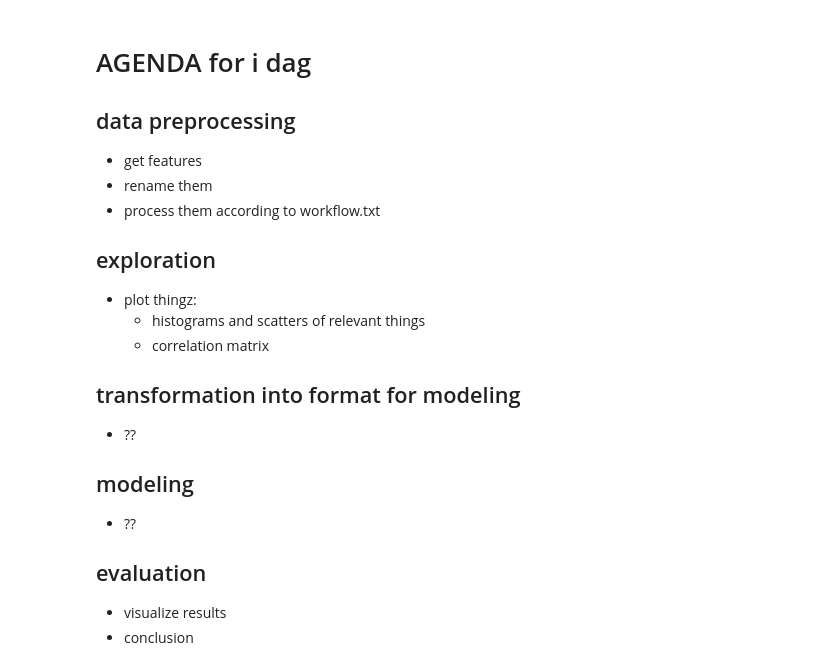
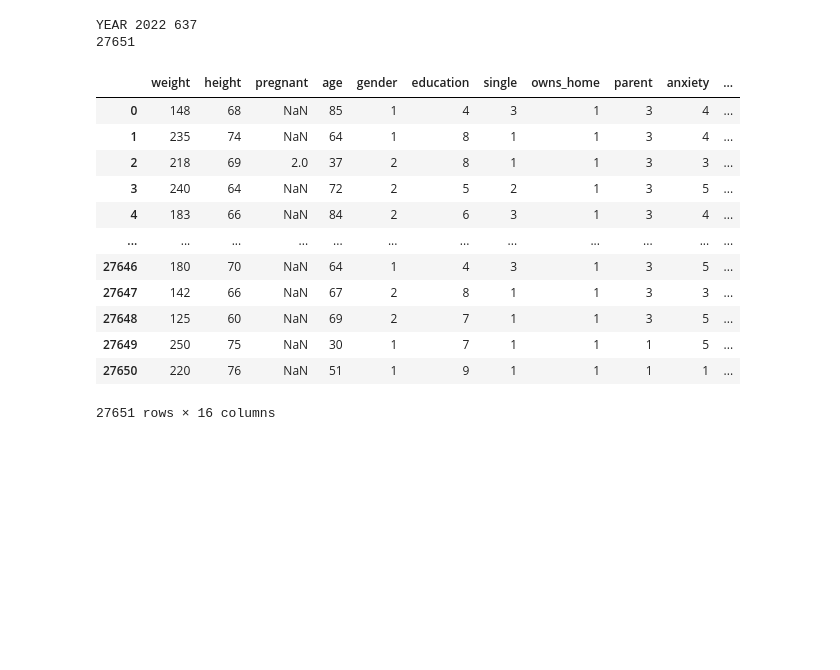
Before and after one commit to simontitk/datamining-2, a Jupyter notebook: src/test.ipynb, the cells around one changed output. Saved outputs shown, nothing was run; the diff lists cells and outputs as text; code cells hidden in the pictures; blank space fills up the shorter version.

Commit message:
continue data exploration

```diff
--- a/src/test.ipynb
+++ b/src/test.ipynb
@@ -11,25 +15,3 @@ from sklearn.metrics import r2_score, root_mean_squared_error, mean_absolute_err
-# %% [markdown]
-# AGENDA for i dag
-
-## data preprocessing
-- get features
-- rename them
-- process them according to workflow.txt
-
-## exploration
-- plot thingz:
-    - histograms and scatters of relevant things
-    - correlation matrix
-
-## transformation into format for modeling
-- ??
-
-## modeling
-- ??
-
-## evaluation
-- visualize results
-- conclusion
 # %%
 # READING DATA
 
@@ -48,14 +30,50 @@ attributes = {
     "SEX_A": "gender",
     "EDUCP_A": "education",
     "MARITAL_A": "single",
-    "INCWRKO_A": "income",
+    #"INCWRKO_A": "income",
     "HOUTENURE_A": "owns_home",
     "PARSTAT_A": "parent",
-    "DEPFREQ_A": "depression",
-    "ANXFREQ_A": "anxiety"
+    #"DEPFREQ_A": "depression",
+    "ANXFREQ_A": "anxiety",
+    "POVRATTC_A": "poverty",
+    "PHSTAT_A": "health_sat",
+    "LSATIS4_A": "life_sat",
+    "DRK12MN_A": "alcohol",
+    "SLPHOURS_A": "sleep",
+    "NOTCOV_A": "insurance",
 }
 
-df = pd.read_csv("../data/adult23.csv", sep=",")
+dfs = []
+for i in [2]:
+    df = pd.read_csv(f"../data/adult2{i}.csv", sep=",")
+    dfs.append(df)
+    print(f"YEAR {2020+i}", df.columns.__len__())
+    print(df.__len__())
+    for attr in attributes.keys():
+        try:
+            (f"{attr}: {df[attr].unique()}")
+        except:
+            print(f"missing {attr} for 202{i}")
+df = pd.concat(dfs)
 df = df.loc[:, list(attributes.keys())]
 df.rename(mapper=attributes, inplace=True, axis=1)
+# %% [output]
+YEAR 2022 637
+27651
+# %%
+df
+# %% [output]
+|  | weight | height | pregnant | age | gender | education | single | owns_home | parent | anxiety | ... |
+| 0 | 148 | 68 | NaN | 85 | 1 | 4 | 3 | 1 | 3 | 4 | ... |
+| 1 | 235 | 74 | NaN | 64 | 1 | 8 | 1 | 1 | 3 | 4 | ... |
+| 2 | 218 | 69 | 2.0 | 37 | 2 | 8 | 1 | 1 | 3 | 3 | ... |
+| 3 | 240 | 64 | NaN | 72 | 2 | 5 | 2 | 1 | 3 | 5 | ... |
+| 4 | 183 | 66 | NaN | 84 | 2 | 6 | 3 | 1 | 3 | 4 | ... |
+| ... | ... | ... | ... | ... | ... | ... | ... | ... | ... | ... | ... |
+| 27646 | 180 | 70 | NaN | 64 | 1 | 4 | 3 | 1 | 3 | 5 | ... |
+| 27647 | 142 | 66 | NaN | 67 | 2 | 8 | 1 | 1 | 3 | 3 | ... |
+| 27648 | 125 | 60 | NaN | 69 | 2 | 7 | 1 | 1 | 3 | 5 | ... |
+| 27649 | 250 | 75 | NaN | 30 | 1 | 7 | 1 | 1 | 1 | 5 | ... |
+| 27650 | 220 | 76 | NaN | 51 | 1 | 9 | 1 | 1 | 1 | 1 | ... |
+27651 rows × 16 columns
 # %%
```
Also changed, not shown: parts of 15 cells of this notebook, 3 other files.
